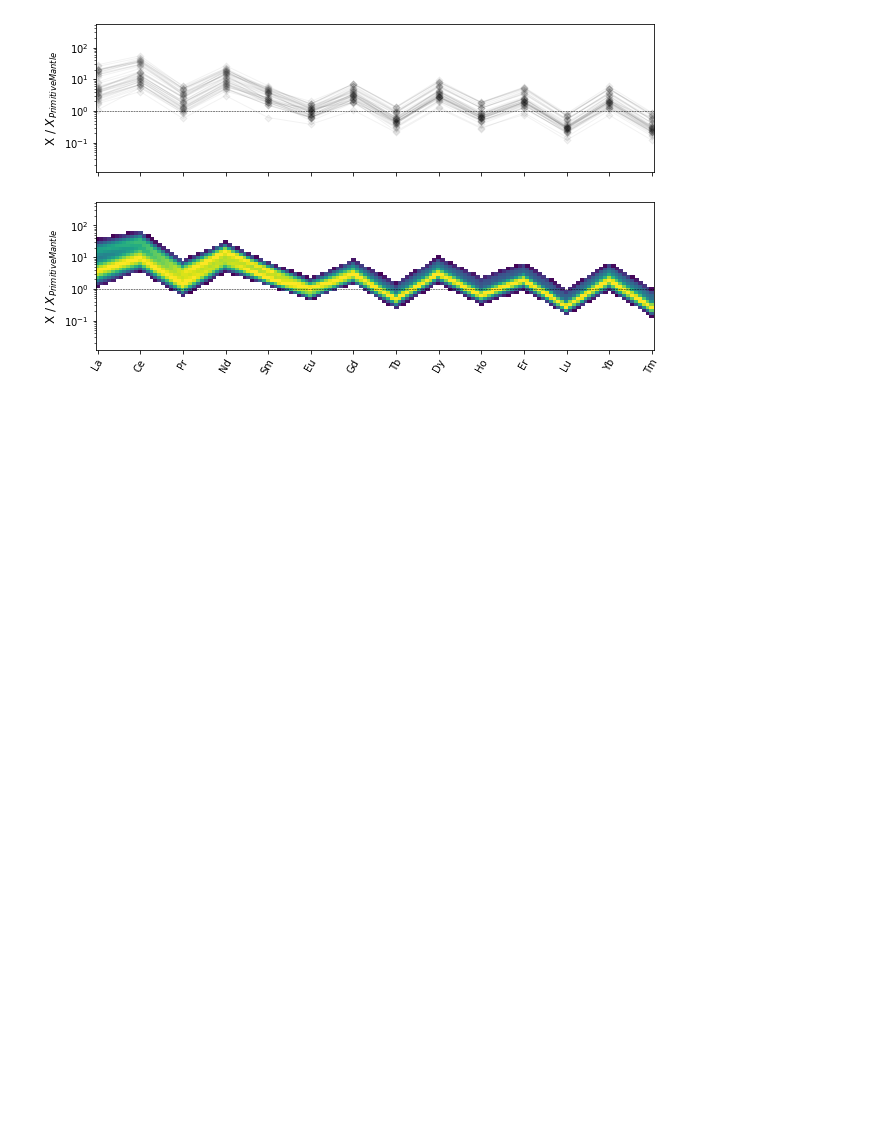
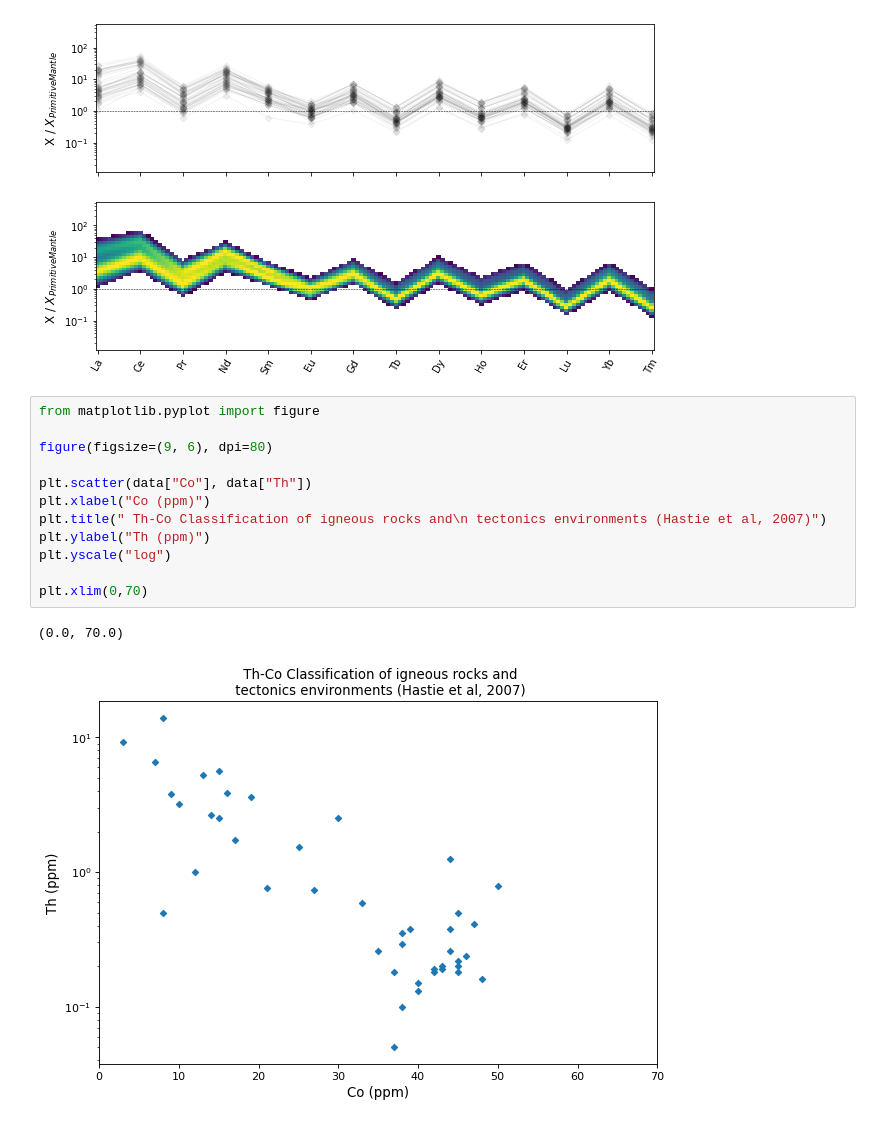
Before and after one commit to ieferreira/geological-menagerie, a Jupyter notebook: CordillerasDiagrams/cordillerasVisualization.ipynb, the cells around one changed output. Drawn from its saved outputs; the diff is of its cells as text; blank space fills up the shorter version.

Commit message:
added graphs to CordillerasDiagram

```diff
--- a/CordillerasDiagrams/cordillerasVisualization.ipynb
+++ b/CordillerasDiagrams/cordillerasVisualization.ipynb
@@ -180,3 +180,18 @@ ree.pyroplot.spider(
 plt.show()
 # %% [output]
 [figure]
+# %%
+from matplotlib.pyplot import figure
+
+figure(figsize=(9, 6), dpi=80)
+
+plt.scatter(data["Co"], data["Th"])
+plt.xlabel("Co (ppm)")
+plt.title(" Th-Co Classification of igneous rocks and\n tectonics environments (Hastie et al, 2007)")
+plt.ylabel("Th (ppm)")
+plt.yscale("log")
+
+plt.xlim(0,70)
+# %% [output]
+(0.0, 70.0)
+[figure, added]
```
Also changed, not shown: parts of 1 cell of this notebook, 1 other file.
